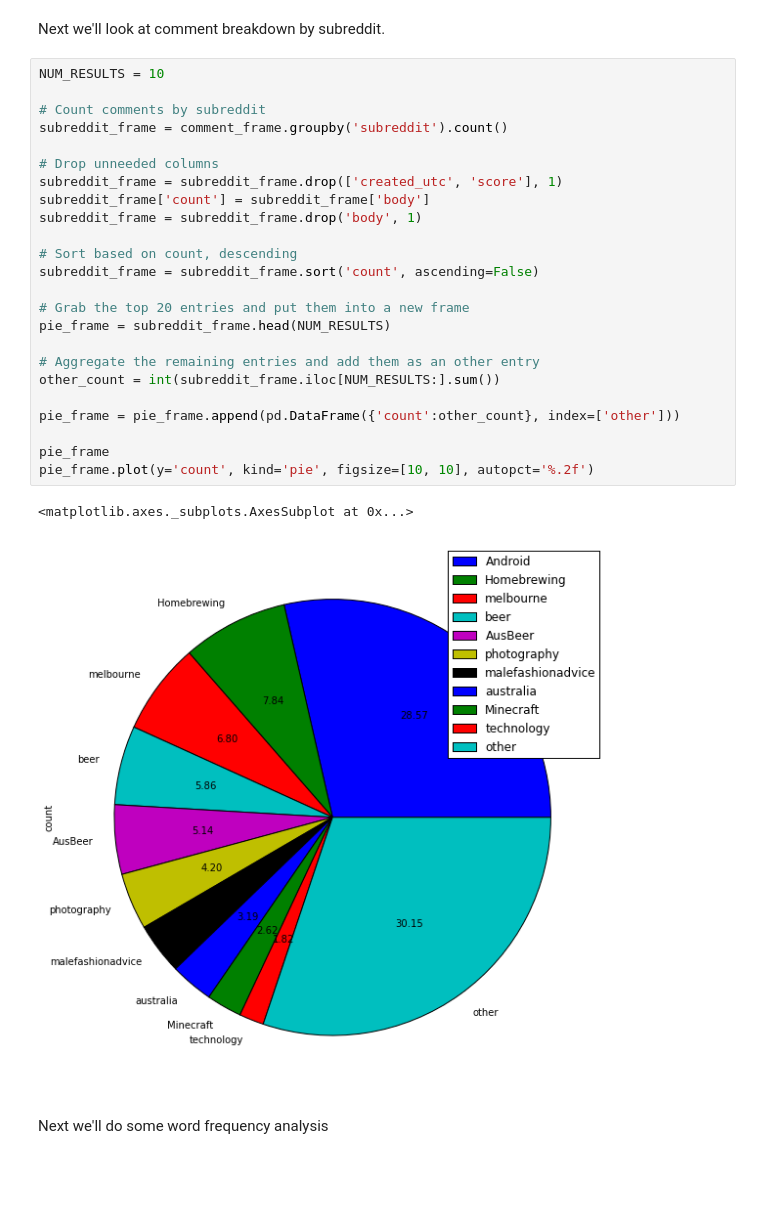
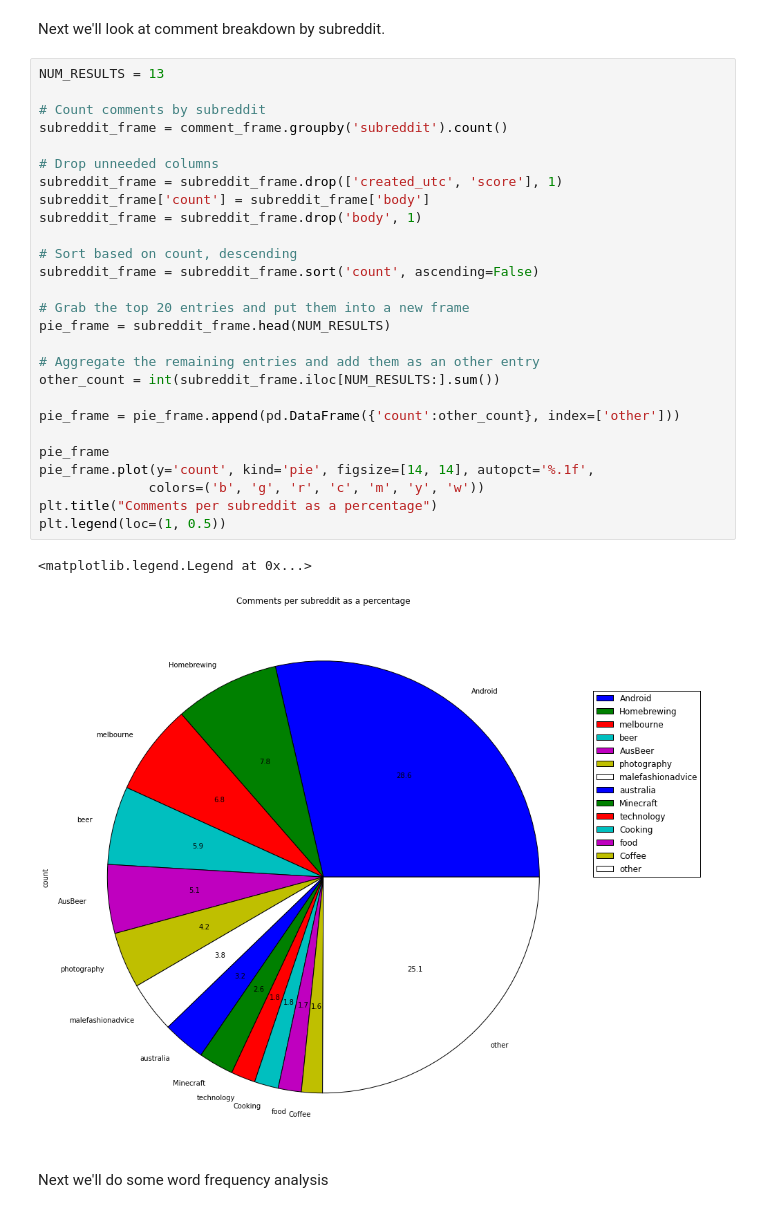
Before and after one commit to Niksko/redditCommentData, a Jupyter notebook: CommentAnalysis.ipynb, the cells around one changed output. Cells and saved outputs as stored; diff of their text form; blank space fills up the shorter version.

Commit message:
Added some explanation, title

```diff
--- a/CommentAnalysis.ipynb
+++ b/CommentAnalysis.ipynb
@@ -65,32 +71,35 @@ monthly_frame.plot(figsize=(15,10))
 # %% [markdown]
 Next we'll look at comment breakdown by subreddit.
 # %%
-NUM_RESULTS = 10
+NUM_RESULTS = 13
 
 # Count comments by subreddit
 subreddit_frame = comment_frame.groupby('subreddit').count()
 
 # Drop unneeded columns
 subreddit_frame = subreddit_frame.drop(['created_utc', 'score'], 1)
 subreddit_frame['count'] = subreddit_frame['body']
 subreddit_frame = subreddit_frame.drop('body', 1)
 
 # Sort based on count, descending
 subreddit_frame = subreddit_frame.sort('count', ascending=False)
 
 # Grab the top 20 entries and put them into a new frame
 pie_frame = subreddit_frame.head(NUM_RESULTS)
 
 # Aggregate the remaining entries and add them as an other entry
 other_count = int(subreddit_frame.iloc[NUM_RESULTS:].sum())
 
 pie_frame = pie_frame.append(pd.DataFrame({'count':other_count}, index=['other']))
 
 pie_frame
-pie_frame.plot(y='count', kind='pie', figsize=[10, 10], autopct='%.2f')
+pie_frame.plot(y='count', kind='pie', figsize=[14, 14], autopct='%.1f',
+              colors=('b', 'g', 'r', 'c', 'm', 'y', 'w'))
+plt.title("Comments per subreddit as a percentage")
+plt.legend(loc=(1, 0.5))
 # %% [output]
-<matplotlib.axes._subplots.AxesSubplot at 0x...>
+<matplotlib.legend.Legend at 0x...>
-[figure, old version]
+[figure, new version]
 # %% [markdown]
 Next we'll do some word frequency analysis
 # %%
```
Also changed, not shown: parts of 2 cells of this notebook.
